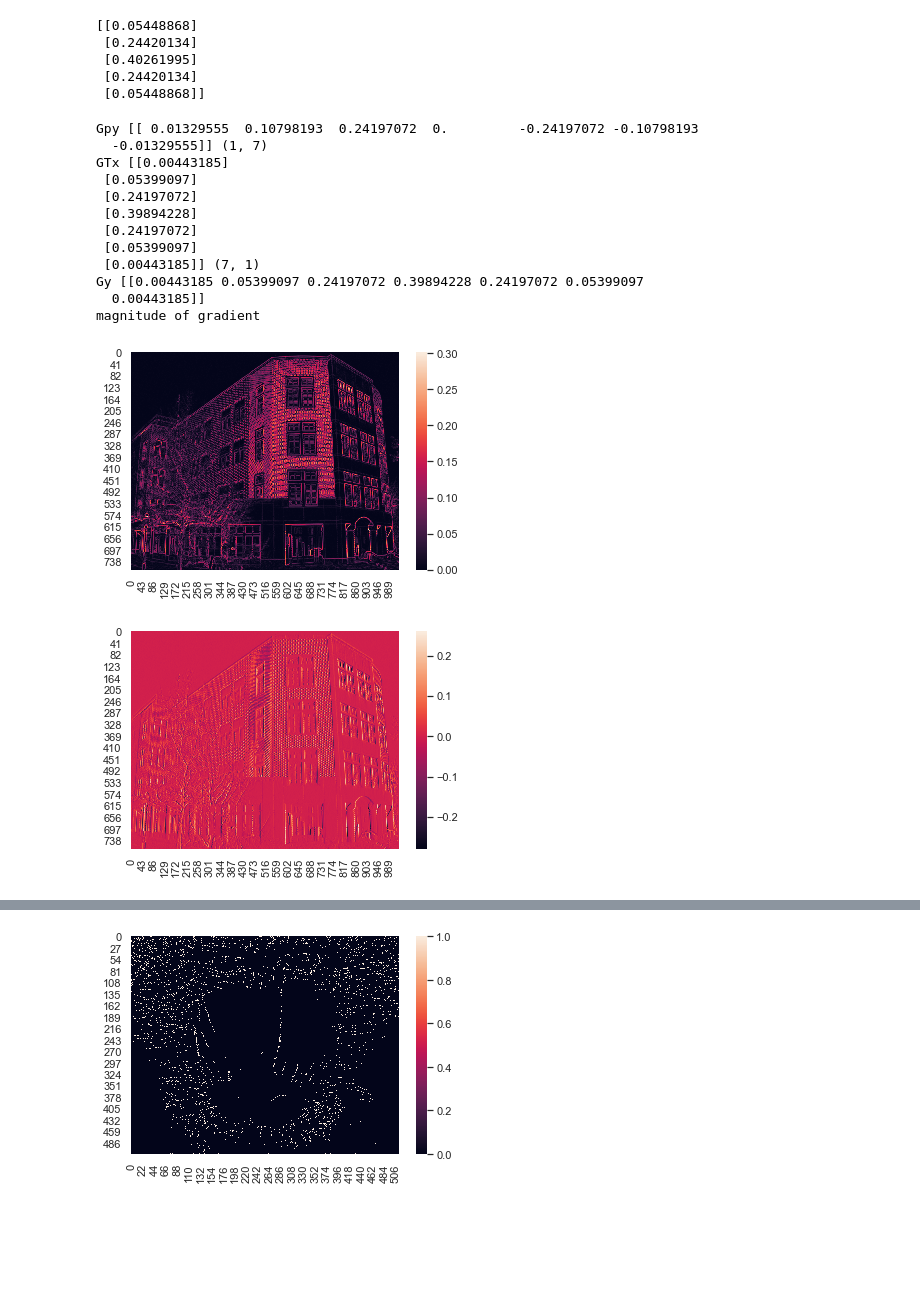
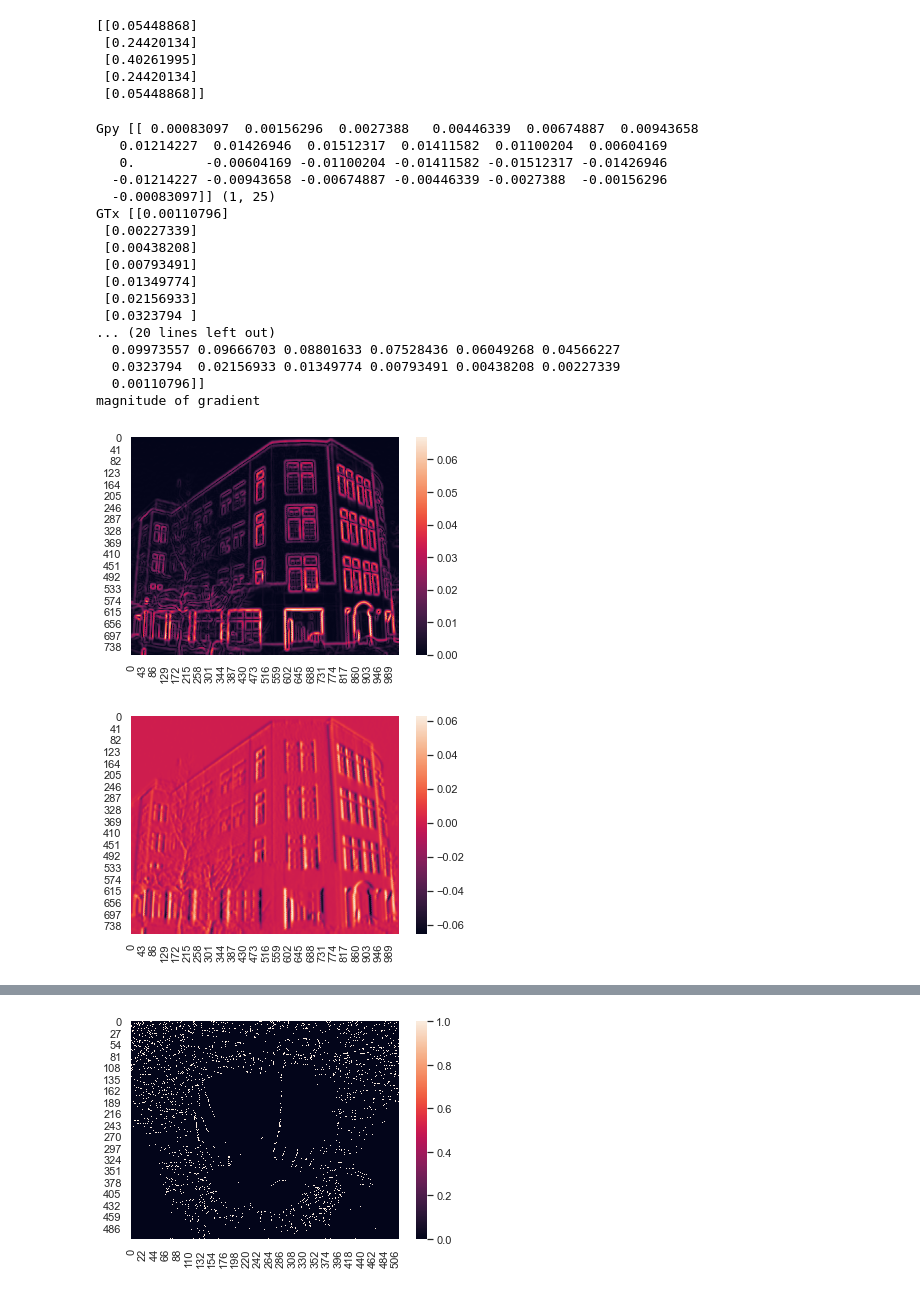
Before and after one commit to kwantlin/student-assignment-1, a Jupyter notebook: hw1.ipynb, the cells around one changed output, grey strips where cells are left out. Cells and saved outputs as stored; diff of their text form; code cells hidden in the pictures; blank space fills up the shorter version.

```diff
--- a/hw1.ipynb
+++ b/hw1.ipynb
@@ -69,21 +69,21 @@ def deriv_gauss(sigma): # get vertical 1d gaussian derivative
     dim = 2*half_size+1
     k = np.arange(-half_size, half_size+1, 1)
 
-    return np.exp(np.square(k) / (-2*sigma*sigma)) * (-k / sqrt(2*pi)*sigma**3)
+    return np.exp(np.square(k) / (-2*sigma**2)) * (-k / (sqrt(2*pi)*sigma**3))
 
 
-Gpy = np.expand_dims(deriv_gauss(1), axis=0)     # horizontal derivative of a Gaussian
-GTx = np.expand_dims(gauss(1), axis=1)            # vertical gaussian
-Gy = np.expand_dims(gauss(1), axis=0)             # horizontal Gaussian
-GpTx = np.expand_dims(deriv_gauss(1), axis=1)   # vertical derivative of Gaussian
+Gpy = np.expand_dims(deriv_gauss(4), axis=0)     # horizontal derivative of a Gaussian
+GTx = np.expand_dims(gauss(4), axis=1)            # vertical gaussian
+Gy = np.expand_dims(gauss(4), axis=0)             # horizontal Gaussian
+GpTx = np.expand_dims(deriv_gauss(4), axis=1)   # vertical derivative of Gaussian
 
 print("Gpy", Gpy, Gpy.shape)
 print("GTx", GTx, GTx.shape)
 print("Gy", Gy)
 # print(Gy[4])
-Fx = cv2.filter2D((cv2.filter2D(gray, -1, Gpy)), -1, GTx)
+Fx = cv2.filter2D((cv2.filter2D(gray, -1, GTx)), -1, Gpy)
 # Fx = cv2.filter2D(gray,-1,cv2.filter2D(Gpy,-1,GTx))
-Fy = cv2.filter2D((cv2.filter2D(gray, -1, Gy)), -1, GpTx)
+Fy = cv2.filter2D((cv2.filter2D(gray, -1, GpTx)), -1, Gy)
 
 # kernel = gauss(1)
 # print("kernel", kernel)
@@ -92,49 +92,54 @@ Fy = cv2.filter2D((cv2.filter2D(gray, -1, Gy)), -1, GpTx)
 # xconv = np.array([[-1, 1, 0]])
 # dx = cv2.filter2D(kernel,-1,xconv)
 # print("dx", dx)
 # fx = cv2.filter2D(gray,-1,dx)
 # print("fx", fx)
 # # print(fx.shape)
 # cv2.imwrite("fx.jpeg", Fx*255)
 
 # # deriv of gaussian in y direction
 # yconv = np.array([[-1], [1], [0]])
 # dy = cv2.filter2D(kernel,-1,yconv)
 # # print("dy", dy)
 # fy = cv2.filter2D(gray,-1,dy)
 # # print("fy", fy)
 # print(fy.shape)
 # cv2.imwrite("fy.jpeg", Fy*255)
 
 # Computer edge strength and edge orientation at each pixel.
 def edge_str_ori(fx, fy, img):
     F = np.sqrt(np.square(fx) + np.square(fy))
     div = fy / fx
     D = np.arctan(div)
     D = np.where(D > 0, D, D+pi)
     return F, D
 
 F, D = edge_str_ori(Fx, Fy, gray)
 print("magnitude of gradient")
 ax1 = sns.heatmap(F)
 # %% [output]
-Gpy [[ 0.01329555  0.10798193  0.24197072  0.         -0.24197072 -0.10798193
-  -0.01329555]] (1, 7)
-GTx [[0.00443185]
- [0.05399097]
- [0.24197072]
- [0.39894228]
- [0.24197072]
- [0.05399097]
- [0.00443185]] (7, 1)
-Gy [[0.00443185 0.05399097 0.24197072 0.39894228 0.24197072 0.05399097
-  0.00443185]]
+Gpy [[ 0.00083097  0.00156296  0.0027388   0.00446339  0.00674887  0.00943658
+   0.01214227  0.01426946  0.01512317  0.01411582  0.01100204  0.00604169
+   0.         -0.00604169 -0.01100204 -0.01411582 -0.01512317 -0.01426946
+  -0.01214227 -0.00943658 -0.00674887 -0.00446339 -0.0027388  -0.00156296
+  -0.00083097]] (1, 25)
+GTx [[0.00110796]
+ [0.00227339]
+ [0.00438208]
+ [0.00793491]
+ [0.01349774]
+ [0.02156933]
+ [0.0323794 ]
+... (20 lines left out)
+  0.09973557 0.09666703 0.08801633 0.07528436 0.06049268 0.04566227
+  0.0323794  0.02156933 0.01349774 0.00793491 0.00438208 0.00227339
+  0.00110796]]
 magnitude of gradient
-[figure, old version]
+[figure, new version]
 # %%
 ax01 = sns.heatmap(Fx)
 # %% [output]
-[figure, old version]
+[figure, new version]
 # %%
 ax02 = sns.heatmap(Fy)
 # %% [output]
```
Also changed, not shown: parts of 7 cells of this notebook.
